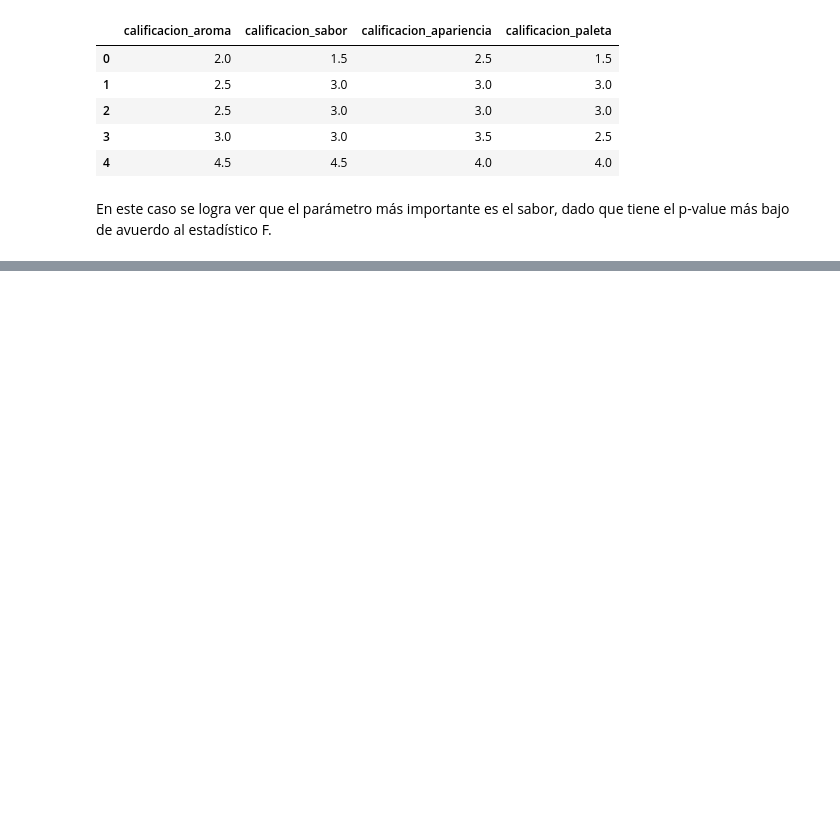
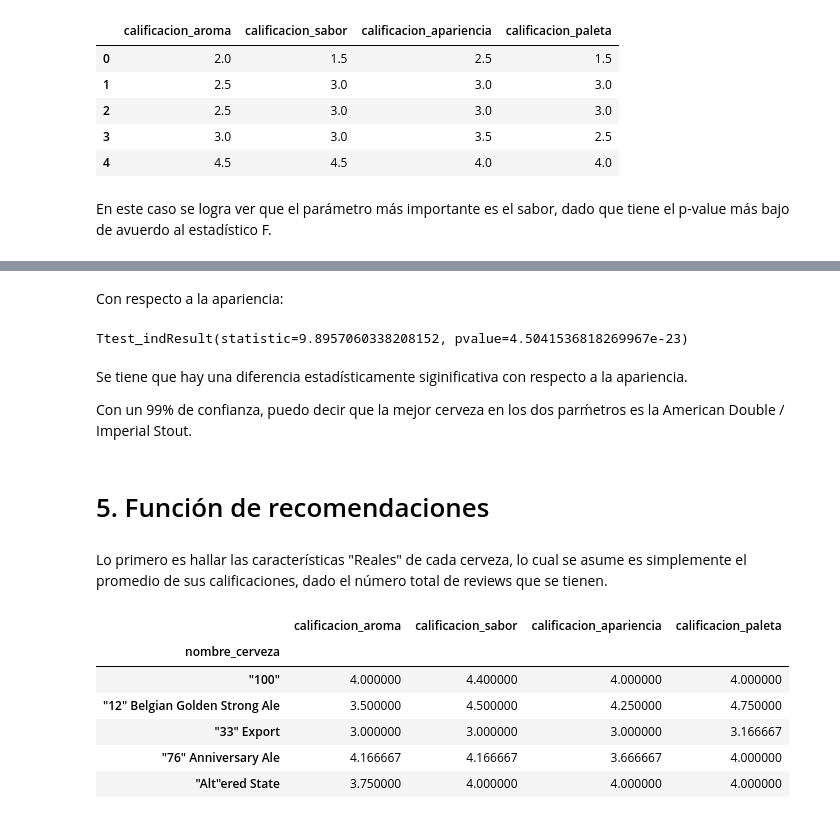
Before and after one commit to juanclopezr/Beer_reviews, a Jupyter notebook: Beer_reviews.ipynb, the cells around one changed output, grey strips where cells are left out. Cells and saved outputs as stored; diff of their text form; code cells hidden in the pictures; blank space fills up the shorter version.

```diff
--- a/Beer_reviews.ipynb
+++ b/Beer_reviews.ipynb
@@ -349,0 +397,25 @@ En este caso se logra ver que el parámetro más importante es el sabor, dado qu
+# %% [markdown]
+Con respecto a la apariencia:
+# %%
+stats.ttest_ind(american.calificacion_apariencia, quad.calificacion_apariencia)
+# %% [output]
+Ttest_indResult(statistic=9.8957060338208152, pvalue=4.5041536818269967e-23)
+# %% [markdown]
+Se tiene que hay una diferencia estadísticamente siginificativa con respecto a la apariencia.
+
+Con un 99% de confianza, puedo decir que la mejor cerveza en los dos parḿetros es la American Double / Imperial Stout.
+# %% [markdown]
+# 5. Función de recomendaciones
+# %% [markdown]
+Lo primero es hallar las características "Reales" de cada cerveza, lo cual se asume es simplemente el promedio de sus calificaciones, dado el número total de reviews que se tienen.
+# %%
+real_des = temp.groupby('nombre_cerveza')[['calificacion_aroma', 'calificacion_sabor', 'calificacion_apariencia', 'calificacion_paleta']].mean()
+real_des.head()
+# %% [output]
+|  | calificacion_aroma | calificacion_sabor | calificacion_apariencia | calificacion_paleta |
+| nombre_cerveza |  |  |  |  |
+| "100" | 4.000000 | 4.400000 | 4.000000 | 4.000000 |
+| "12" Belgian Golden Strong Ale | 3.500000 | 4.500000 | 4.250000 | 4.750000 |
+| "33" Export | 3.000000 | 3.000000 | 3.000000 | 3.166667 |
+| "76" Anniversary Ale | 4.166667 | 4.166667 | 3.666667 | 4.000000 |
+| "Alt"ered State | 3.750000 | 4.000000 | 4.000000 | 4.000000 |
```
Also changed, not shown: parts of 21 cells of this notebook.
